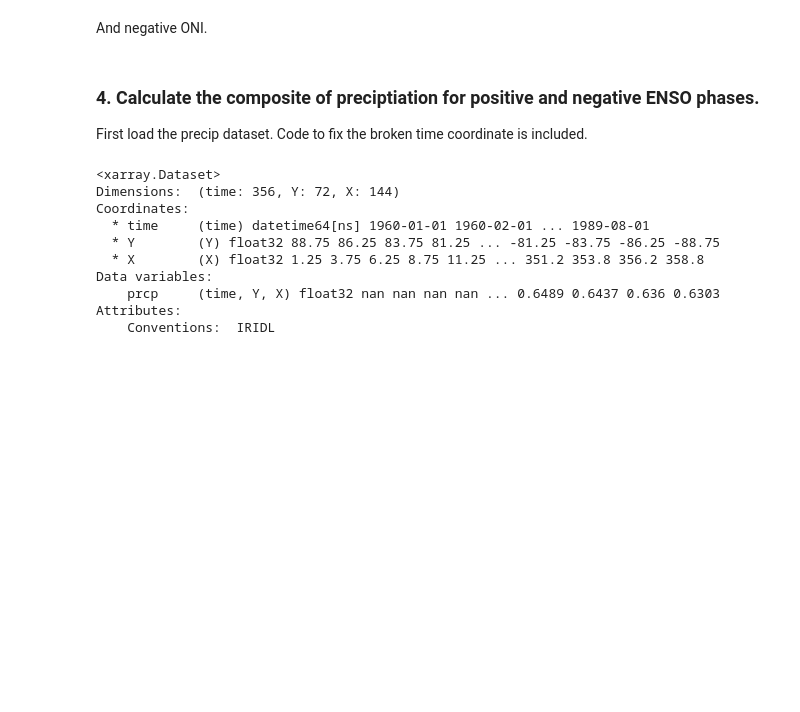
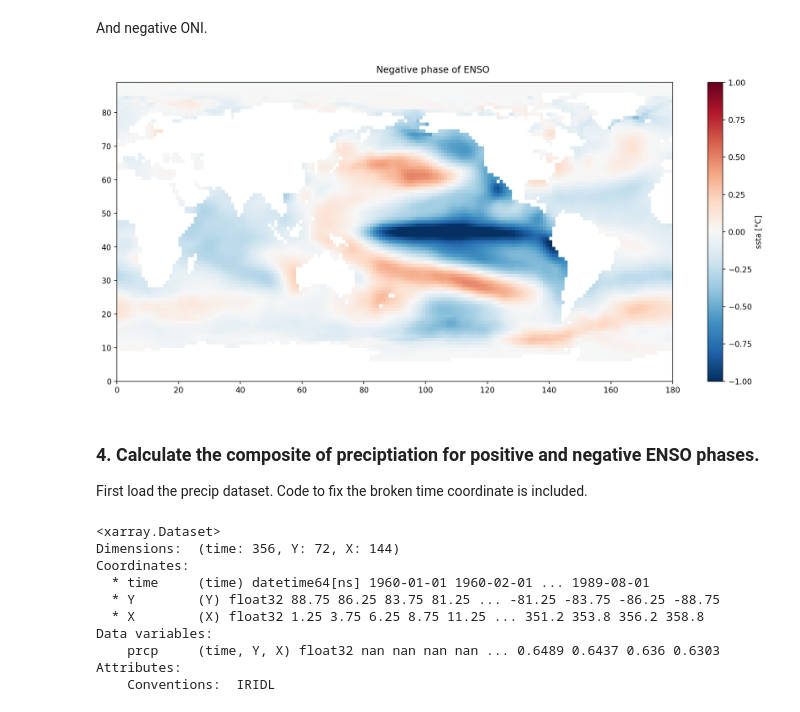
Before and after one commit to hanbyrne1995/assignments, a Jupyter notebook: hb2731_pset8.ipynb, the cells around one changed output. Saved outputs shown, nothing was run; the diff lists cells and outputs as text; code cells hidden in the pictures; blank space fills up the shorter version.

```diff
--- a/hb2731_pset8.ipynb
+++ b/hb2731_pset8.ipynb
@@ -171,5 +199,13 @@ plt.show()
 # %% [markdown]
 And negative ONI.
+# %%
+fig, axes = plt.subplots(constrained_layout = True)
+fig.suptitle('Negative phase of ENSO')
+plot = plt.pcolormesh(np.flipud(sstaNeg.data), cmap = 'RdBu_r', vmin = -1, vmax = 1)
+plt.colorbar(plot, label = 'ssta [°C]')
+plt.show()
+# %% [output]
+[figure, added]
 # %% [markdown]
 ### 4. Calculate the composite of preciptiation for positive and negative ENSO phases.
 
```
Also changed, not shown: parts of 4 cells of this notebook.
